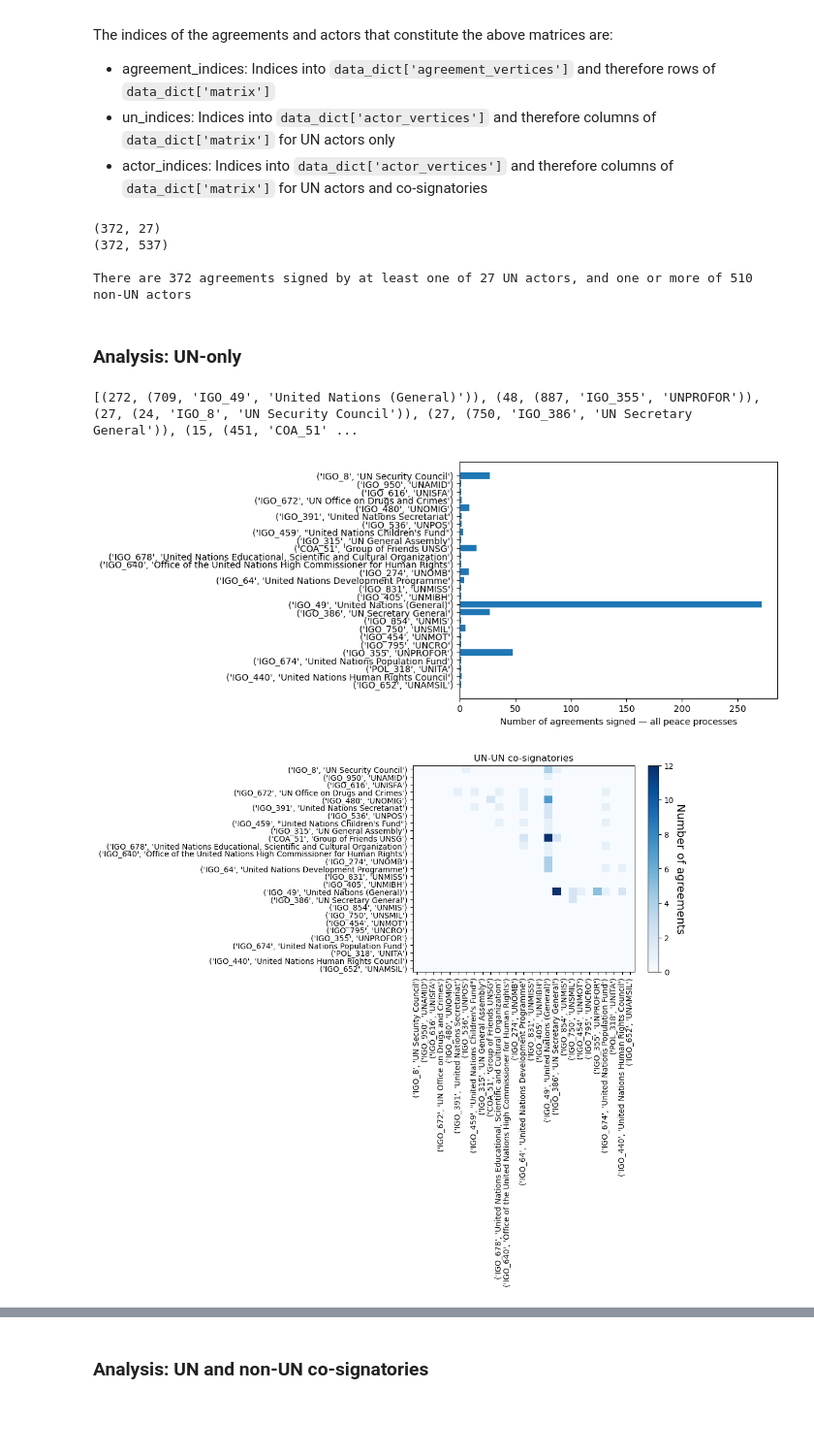
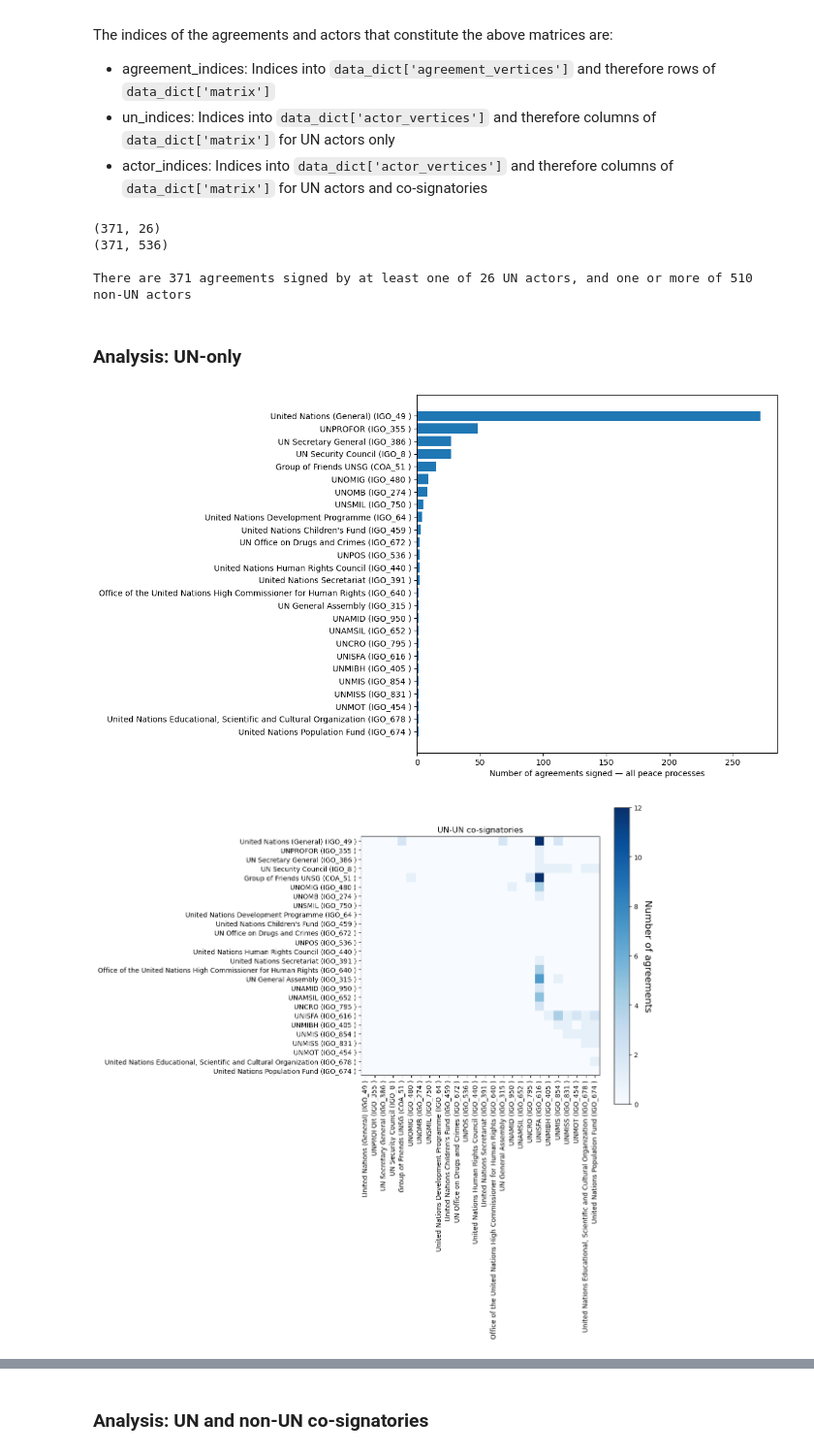
Before and after one commit to roybgardner/agreements-actors, a Jupyter notebook: un_analysis.ipynb, the cells around one changed output, grey strips where cells are left out. Shown at 97% size. Cells and saved outputs as stored; diff of their text form; code cells hidden in the pictures; blank space fills up the shorter version.

```diff
--- a/un_analysis.ipynb
+++ b/un_analysis.ipynb
@@ -32,6 +32,8 @@ un_actors_list = []
 
 for actor_index,actor_id in enumerate(data_dict['actor_vertices']):
     if len(actor_id) == 0:
+        continue
+    if not actor_id.startswith('IGO_') and not actor_id.startswith('COA_'):
         continue
     actor_data = data_dict['vertices_dict'][actor_id]
     actor_name = actor_data[data_dict['nodes_header'].index('node_name')]
@@ -90,53 +92,55 @@ print()
 print('There are',un_matrix.shape[0],'agreements signed by at least one of',un_matrix.shape[1],\
       'UN actors, and one or more of',un_cosign_matrix.shape[1] - un_matrix.shape[1],'non-UN actors')
 # %% [output]
-(372, 27)
-(372, 537)
+(371, 26)
+(371, 536)
 
-There are 372 agreements signed by at least one of 27 UN actors, and one or more of 510 non-UN actors
+There are 371 agreements signed by at least one of 26 UN actors, and one or more of 510 non-UN actors
 # %% [markdown]
 ### Analysis: UN-only
 # %%
 # Get UN actor labels
-
-label_list = [(t[1],t[2]) for t in un_actors_list]
 
 co_matrices = get_cooccurrence_matrices(un_matrix)
 
 
-# Co-occurrence diagonal is the columns marginal of the UN-only matrix
+# Co-occurrence diagonal is the columns marginal of the UN-only biadjacency matrix
 
 diag = np.diag(co_matrices[0])
 a = list(zip(diag,un_actors_list))
 a = sorted(a,key=lambda t:t[0],reverse=True)
-print(a)
+diag = [t[0] for t in a]
+label_list = [t[1][2] + ' (' + t[1][1] + ' )' for t in a]
+#print(a)
 
+f = plt.figure(figsize=(8,8))
 plt.barh(range(0,len(diag)),diag)
 plt.yticks(range(0,len(label_list)),label_list)
 plt.xlabel('Number of agreements signed — all peace processes')
 plt.gca().invert_yaxis()
 plt.show()
 
 # Upper triangle of actor co-occurence matrix
 actor_upper = np.triu(co_matrices[0],k=1)
 
-plt.imshow(actor_upper,aspect='auto',cmap=plt.cm.Blues)
+f = plt.figure(figsize=(8,8))
+plt.imshow(actor_upper,cmap=plt.cm.Blues)
 plt.xticks(range(0,len(label_list)),label_list,rotation=90)
 plt.yticks(range(0,len(label_list)),label_list)
 cbar = plt.colorbar()
 cbar.set_label('Number of agreements',rotation=270,labelpad=15,fontsize='x-large')
 plt.title('UN-UN co-signatories')
 plt.show()
 
-display_comatrix_as_networkx_graph(co_matrices[0],un_indices,data_dict['actor_vertices'],data_dict)
+display_comatrix_as_networkx_graph(co_matrices[0],un_indices,data_dict['actor_vertices'],data_dict,\
+                                   title='UN-UN co-signatories network')
 
 rc = np.nonzero(actor_upper) # Row and column indices of non-zero pairs
 z = list(zip(list(rc[0]),list(rc[1])))
 scores = [(un_actors_list[t[0]][2],un_actors_list[t[1]][2],actor_upper[t[0]][t[1]]) for t in z]
 scores = sorted(scores,key=lambda t:t[2],reverse=True)
 for t in scores:
     print(t)
 # %% [output]
-[(272, (709, 'IGO_49', 'United Nations (General)')), (48, (887, 'IGO_355', 'UNPROFOR')), (27, (24, 'IGO_8', 'UN Security Council')), (27, (750, 'IGO_386', 'UN Secretary General')), (15, (451, 'COA_51' ...
-[figure, old version]
+[figure, new version]
-[figure, old version]
+[figure, new version]
```
Also changed, not shown: parts of 3 cells of this notebook, 1 other file.
